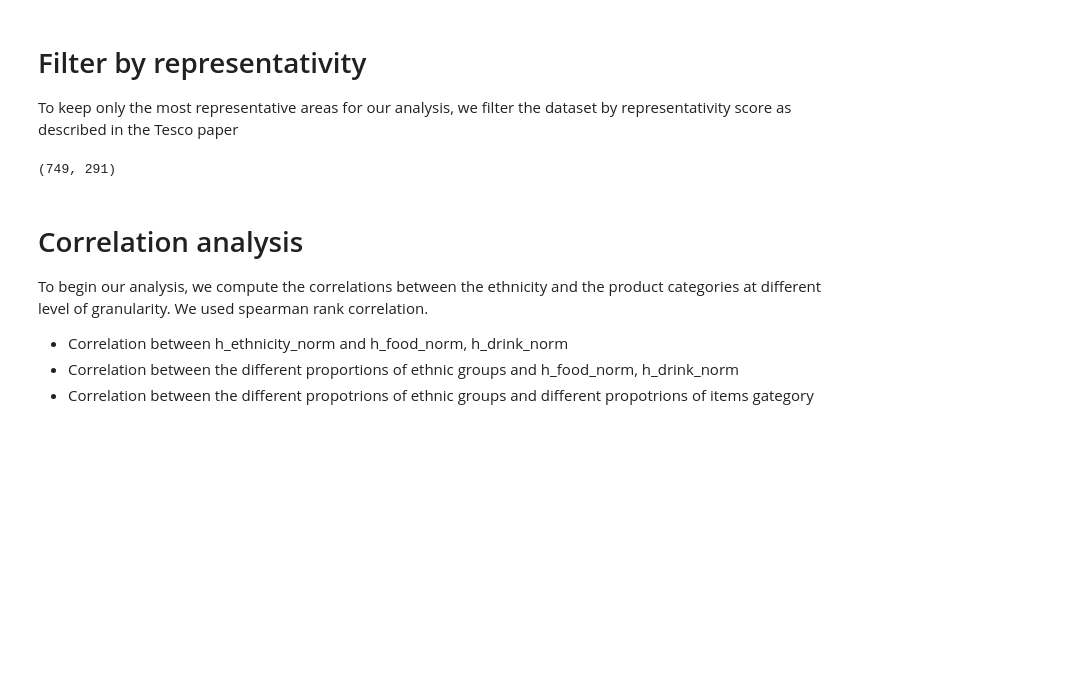
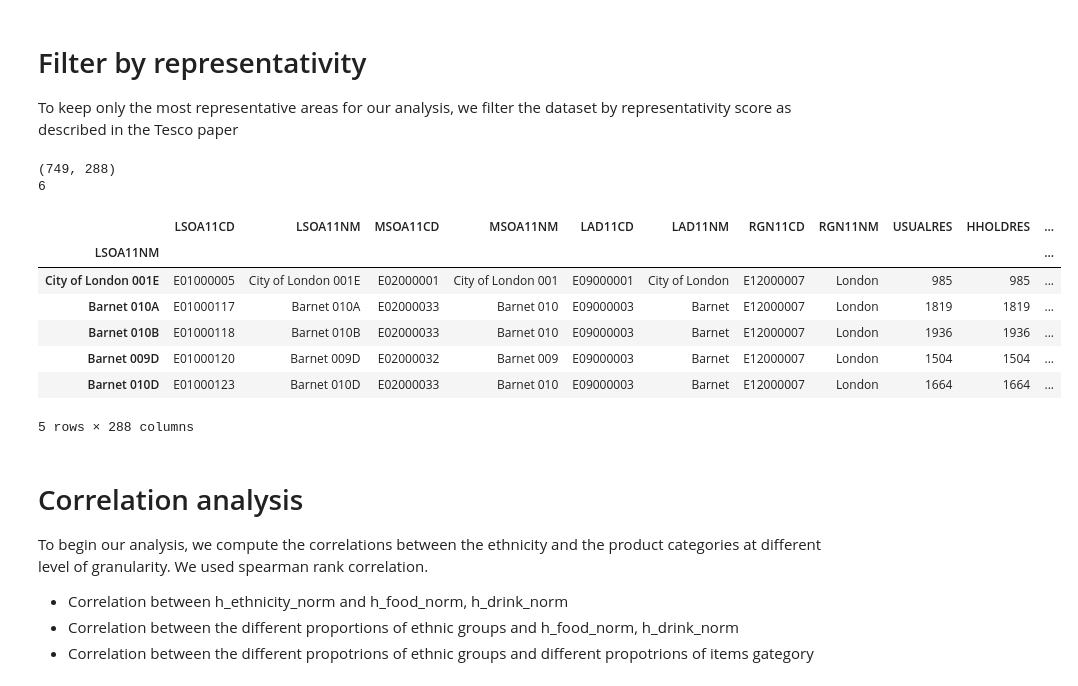
Before and after one commit to epfl-ada/ada-2020-project-milestone-p3-p3_enchiladas, a Jupyter notebook: proj_NB_Max.ipynb, the cells around one changed output. Saved outputs shown, nothing was run; the diff lists cells and outputs as text; code cells hidden in the pictures; blank space fills up the shorter version.

```diff
--- a/proj_NB_Max.ipynb
+++ b/proj_NB_Max.ipynb
@@ -288,6 +282,16 @@ To keep only the most representative areas for our analysis, we filter the datas
 # %%
 repr_df = full_df[full_df['representativeness_norm'] > 0.3]
 print(repr_df.shape)
-#repr_df.head(5)
+print(repr_df.isnull().sum().sum())
+repr_df.head(5)
 # %% [output]
-(749, 291)
+(749, 288)
+6
+|  | LSOA11CD | LSOA11NM | MSOA11CD | MSOA11NM | LAD11CD | LAD11NM | RGN11CD | RGN11NM | USUALRES | HHOLDRES | ... |
+| LSOA11NM |  |  |  |  |  |  |  |  |  |  | ... |
+| City of London 001E | E01000005 | City of London 001E | E02000001 | City of London 001 | E09000001 | City of London | E12000007 | London | 985 | 985 | ... |
+| Barnet 010A | E01000117 | Barnet 010A | E02000033 | Barnet 010 | E09000003 | Barnet | E12000007 | London | 1819 | 1819 | ... |
+| Barnet 010B | E01000118 | Barnet 010B | E02000033 | Barnet 010 | E09000003 | Barnet | E12000007 | London | 1936 | 1936 | ... |
+| Barnet 009D | E01000120 | Barnet 009D | E02000032 | Barnet 009 | E09000003 | Barnet | E12000007 | London | 1504 | 1504 | ... |
+| Barnet 010D | E01000123 | Barnet 010D | E02000033 | Barnet 010 | E09000003 | Barnet | E12000007 | London | 1664 | 1664 | ... |
+5 rows × 288 columns
```
Also changed, not shown: parts of 25 cells of this notebook.
